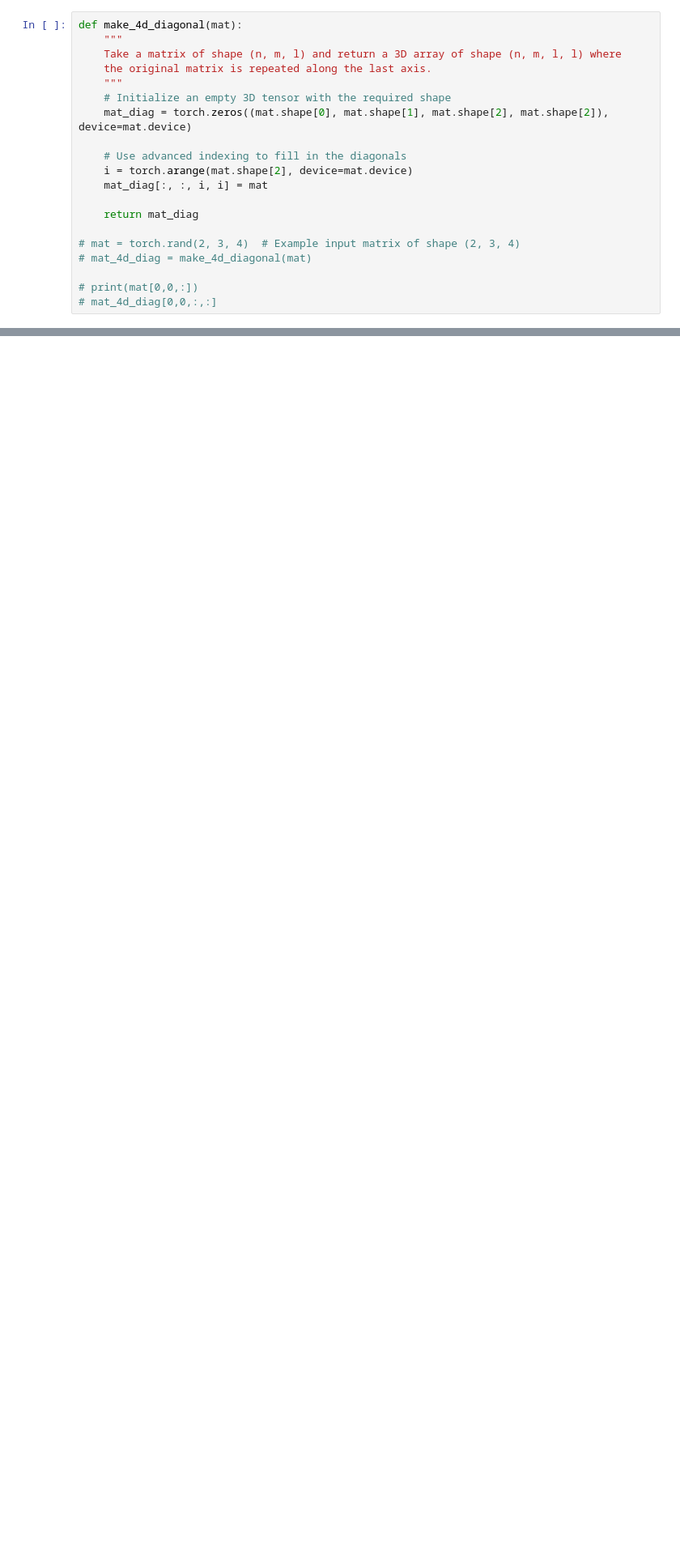
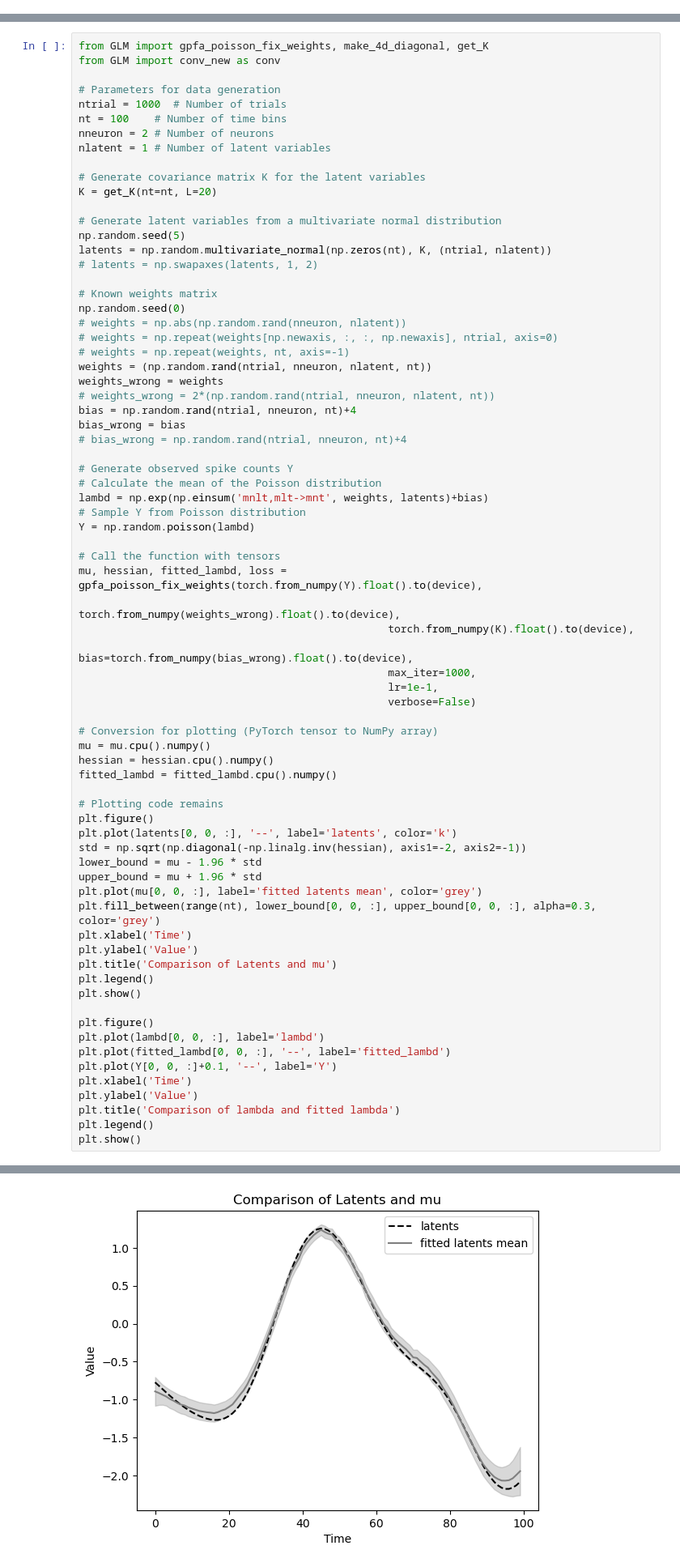
Before and after one commit to Qi-Xin/FC-GPFA, a Jupyter notebook: Decoder&Encoder.ipynb, the cells around one changed output, grey strips where cells are left out. Shown at 81% size. Drawn from its saved outputs; the diff is of its cells as text; blank space fills up the shorter version.

```diff
--- a/Decoder&Encoder.ipynb
+++ b/Decoder&Encoder.ipynb
@@ -79,20 +59,0 @@ def get_K(sigma2=1.0, L=100.0, nt=500, use_torch=False, device='cpu'):
-# %%
-def make_4d_diagonal(mat):
-    """
-    Take a matrix of shape (n, m, l) and return a 3D array of shape (n, m, l, l) where
-    the original matrix is repeated along the last axis.
-    """
-    # Initialize an empty 3D tensor with the required shape
-    mat_diag = torch.zeros((mat.shape[0], mat.shape[1], mat.shape[2], mat.shape[2]), device=mat.device)
-
-    # Use advanced indexing to fill in the diagonals
-    i = torch.arange(mat.shape[2], device=mat.device)
-    mat_diag[:, :, i, i] = mat
-
-    return mat_diag
-
-# mat = torch.rand(2, 3, 4)  # Example input matrix of shape (2, 3, 4)
-# mat_4d_diag = make_4d_diagonal(mat)
-
-# print(mat[0,0,:])
-# mat_4d_diag[0,0,:,:]
@@ -315,0 +62,74 @@ plt.show()
+# %%
+from GLM import gpfa_poisson_fix_weights, make_4d_diagonal, get_K
+from GLM import conv_new as conv
+
+# Parameters for data generation
+ntrial = 1000  # Number of trials
+nt = 100    # Number of time bins
+nneuron = 2 # Number of neurons
+nlatent = 1 # Number of latent variables
+
+# Generate covariance matrix K for the latent variables
+K = get_K(nt=nt, L=20)
+
+# Generate latent variables from a multivariate normal distribution
+np.random.seed(5)
+latents = np.random.multivariate_normal(np.zeros(nt), K, (ntrial, nlatent))
+# latents = np.swapaxes(latents, 1, 2)
+
+# Known weights matrix
+np.random.seed(0)
+# weights = np.abs(np.random.rand(nneuron, nlatent))
+# weights = np.repeat(weights[np.newaxis, :, :, np.newaxis], ntrial, axis=0)
+# weights = np.repeat(weights, nt, axis=-1)
+weights = (np.random.rand(ntrial, nneuron, nlatent, nt))
+weights_wrong = weights
+# weights_wrong = 2*(np.random.rand(ntrial, nneuron, nlatent, nt))
+bias = np.random.rand(ntrial, nneuron, nt)+4
+bias_wrong = bias
+# bias_wrong = np.random.rand(ntrial, nneuron, nt)+4
+
+# Generate observed spike counts Y
+# Calculate the mean of the Poisson distribution
+lambd = np.exp(np.einsum('mnlt,mlt->mnt', weights, latents)+bias)
+# Sample Y from Poisson distribution
+Y = np.random.poisson(lambd)
+
+# Call the function with tensors
+mu, hessian, fitted_lambd, loss = gpfa_poisson_fix_weights(torch.from_numpy(Y).float().to(device),
+                                                 torch.from_numpy(weights_wrong).float().to(device),
+                                                 torch.from_numpy(K).float().to(device),
+                                                 bias=torch.from_numpy(bias_wrong).float().to(device),
+                                                 max_iter=1000,
+                                                 lr=1e-1,
+                                                 verbose=False)
+
+# Conversion for plotting (PyTorch tensor to NumPy array)
+mu = mu.cpu().numpy()
+hessian = hessian.cpu().numpy()
+fitted_lambd = fitted_lambd.cpu().numpy()
+
+# Plotting code remains
+plt.figure()
+plt.plot(latents[0, 0, :], '--', label='latents', color='k')
+std = np.sqrt(np.diagonal(-np.linalg.inv(hessian), axis1=-2, axis2=-1))
+lower_bound = mu - 1.96 * std
+upper_bound = mu + 1.96 * std
+plt.plot(mu[0, 0, :], label='fitted latents mean', color='grey')
+plt.fill_between(range(nt), lower_bound[0, 0, :], upper_bound[0, 0, :], alpha=0.3, color='grey')
+plt.xlabel('Time')
+plt.ylabel('Value')
+plt.title('Comparison of Latents and mu')
+plt.legend()
+plt.show()
+
+plt.figure()
+plt.plot(lambd[0, 0, :], label='lambd')
+plt.plot(fitted_lambd[0, 0, :], '--', label='fitted_lambd')
+plt.plot(Y[0, 0, :]+0.1, '--', label='Y')
+plt.xlabel('Time')
+plt.ylabel('Value')
+plt.title('Comparison of lambda and fitted lambda')
+plt.legend()
+plt.show()
+# %% [output]
@@ -315,0 +137 @@ plt.show()
+[figure, added]
```
Also changed, not shown: parts of 15 cells of this notebook, 1 other file.
